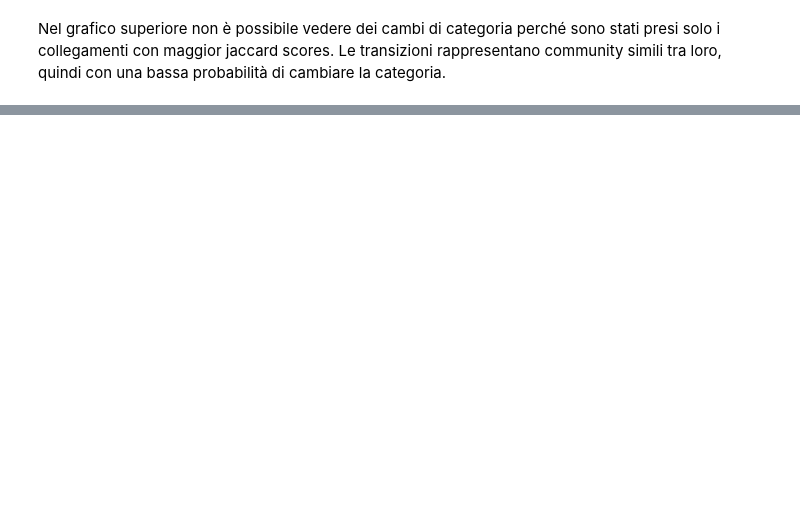
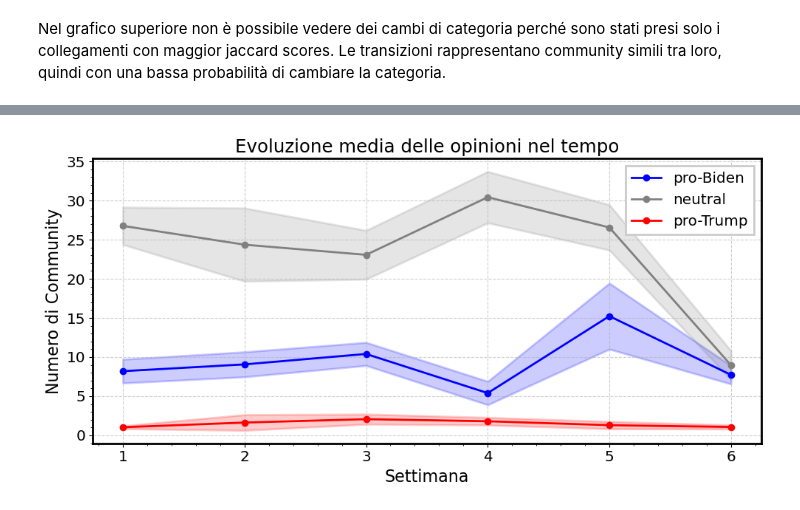
Before and after one commit to LeonardoCaridi/2024_caridi, a Jupyter notebook: open_problem/Dynamic_community_discovery.ipynb, the cells around one changed output, grey strips where cells are left out. Cells and saved outputs as stored; diff of their text form; code cells hidden in the pictures; blank space fills up the shorter version.

```diff
--- a/open_problem/Dynamic_community_discovery.ipynb
+++ b/open_problem/Dynamic_community_discovery.ipynb
@@ -327,0 +300,8 @@ E' possibile notare un **picco nella quarta settimana** (corrispondente all'**at
+# %%
+analysis = CommunityEvolutionAnalysis(principal_component_week_graph, threshold_percentile=75)
+# %%
+n_iter = 30
+# %%
+averages_H1, stds_H1 = analysis.analyze_community_evolution_multiple(iterations=n_iter, plot=True, save=True)
+# %% [output]
+[figure, added]
```
Also changed, not shown: parts of 46 cells of this notebook, 19 other files.
